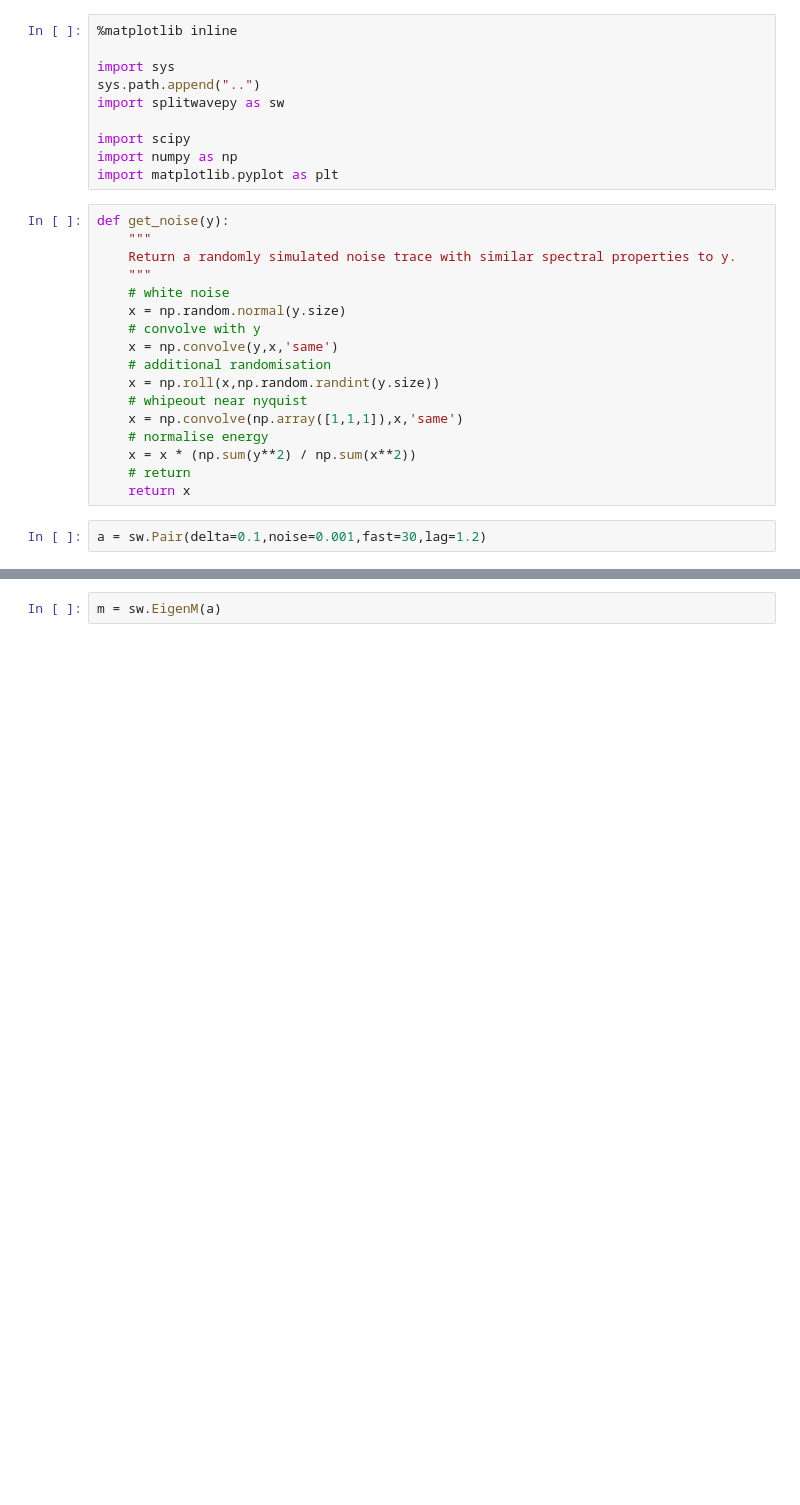
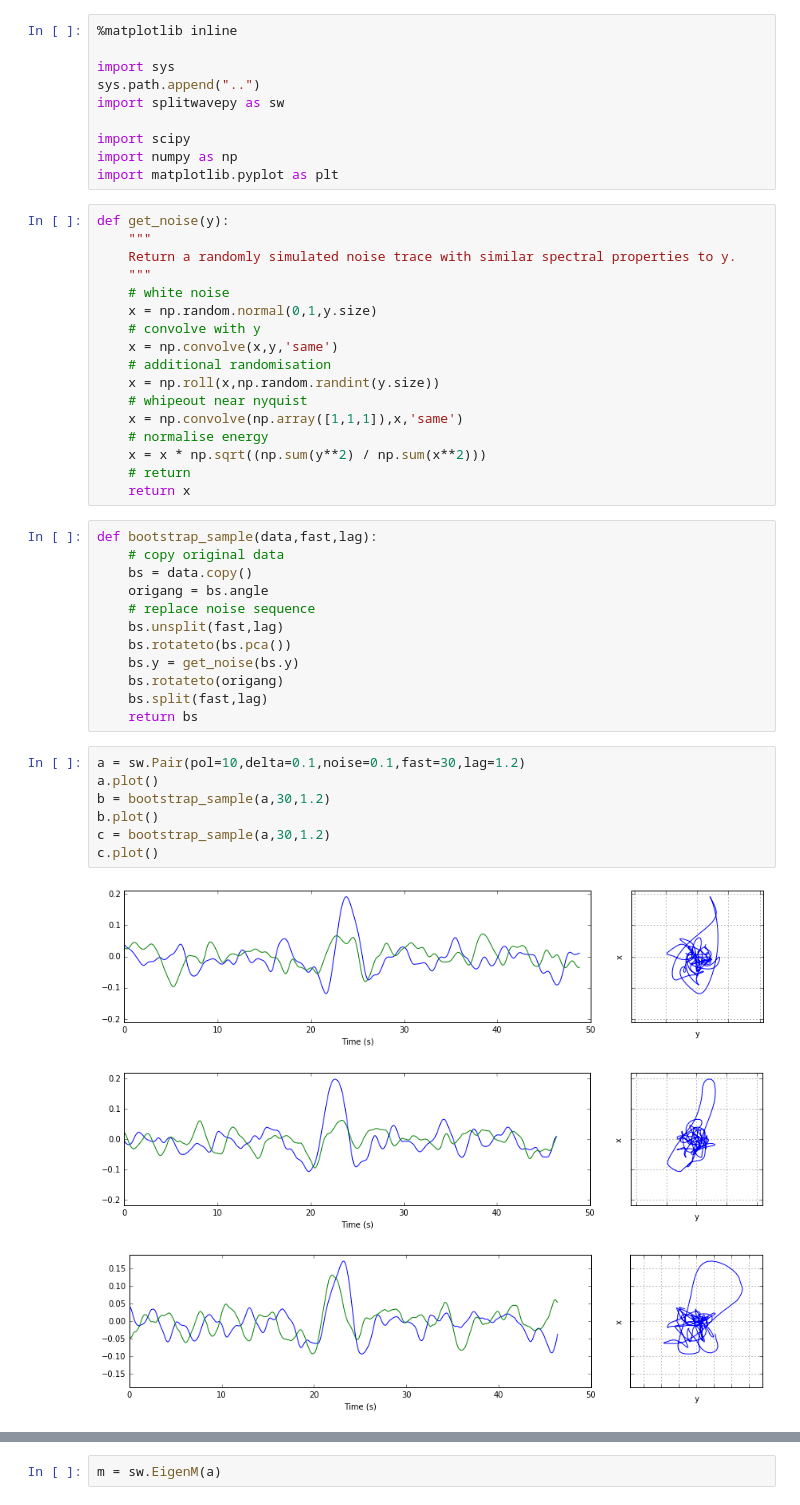
Before and after one commit to JackWalpole/splitwavepy, a Jupyter notebook: devel/Bootstrap.ipynb, the cells around one changed output, grey strips where cells are left out. Drawn from its saved outputs; the diff is of its cells as text; blank space fills up the shorter version.

Commit message:
bug fix in rotateto, plus work on bootstrapping

```diff
--- a/devel/Bootstrap.ipynb
+++ b/devel/Bootstrap.ipynb
@@ -14,16 +14,37 @@ def get_noise(y):
     Return a randomly simulated noise trace with similar spectral properties to y.
     """
     # white noise
-    x = np.random.normal(y.size)
+    x = np.random.normal(0,1,y.size)
     # convolve with y
-    x = np.convolve(y,x,'same')
+    x = np.convolve(x,y,'same')
     # additional randomisation
     x = np.roll(x,np.random.randint(y.size))
     # whipeout near nyquist
     x = np.convolve(np.array([1,1,1]),x,'same')
     # normalise energy
-    x = x * (np.sum(y**2) / np.sum(x**2))
+    x = x * np.sqrt((np.sum(y**2) / np.sum(x**2)))
     # return
     return x
+# %%
+def bootstrap_sample(data,fast,lag):
+    # copy original data
+    bs = data.copy()
+    origang = bs.angle
+    # replace noise sequence
+    bs.unsplit(fast,lag)
+    bs.rotateto(bs.pca())
+    bs.y = get_noise(bs.y)
+    bs.rotateto(origang)
+    bs.split(fast,lag)
+    return bs
 # %%
-a = sw.Pair(delta=0.1,noise=0.001,fast=30,lag=1.2)
+a = sw.Pair(pol=10,delta=0.1,noise=0.1,fast=30,lag=1.2)
+a.plot()
+b = bootstrap_sample(a,30,1.2)
+b.plot()
+c = bootstrap_sample(a,30,1.2)
+c.plot()
+# %% [output]
+[figure, added]
+[figure, added]
+[figure, added]
```
Also changed, not shown: parts of 20 cells of this notebook, 3 other files.
